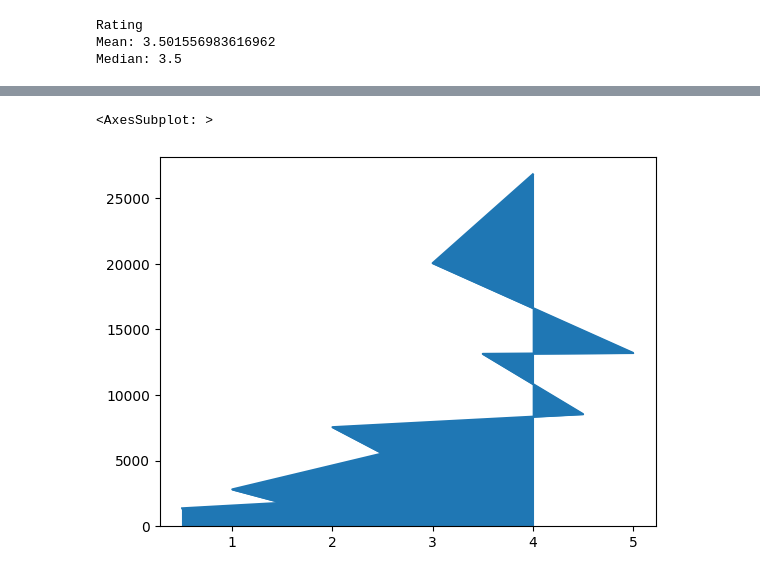
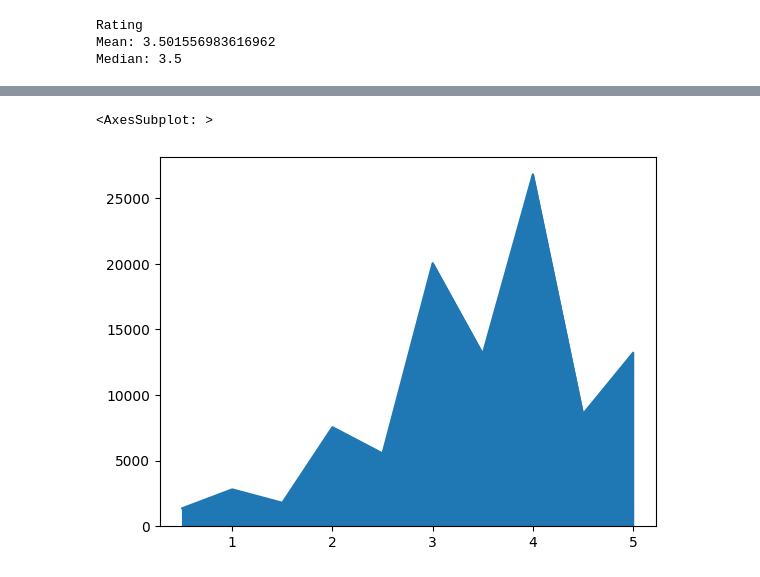
Before and after one commit to Storti-Scatambuli/movies-ratings-analysis, a Jupyter notebook: exploratory-analysis.ipynb, the cells around one changed output, grey strips where cells are left out. Cells and saved outputs as stored; diff of their text form; code cells hidden in the pictures.

```diff
--- a/exploratory-analysis.ipynb
+++ b/exploratory-analysis.ipynb
@@ -21,5 +57,5 @@ Median: 3.5
 # %%
-df['rating'].value_counts().plot(kind='area')
+df['rating'].value_counts().sort_index().plot(kind='area')
 # %% [output]
 <AxesSubplot: >
-[figure, old version]
+[figure, new version]
```
Also changed, not shown: parts of 5 cells of this notebook.
